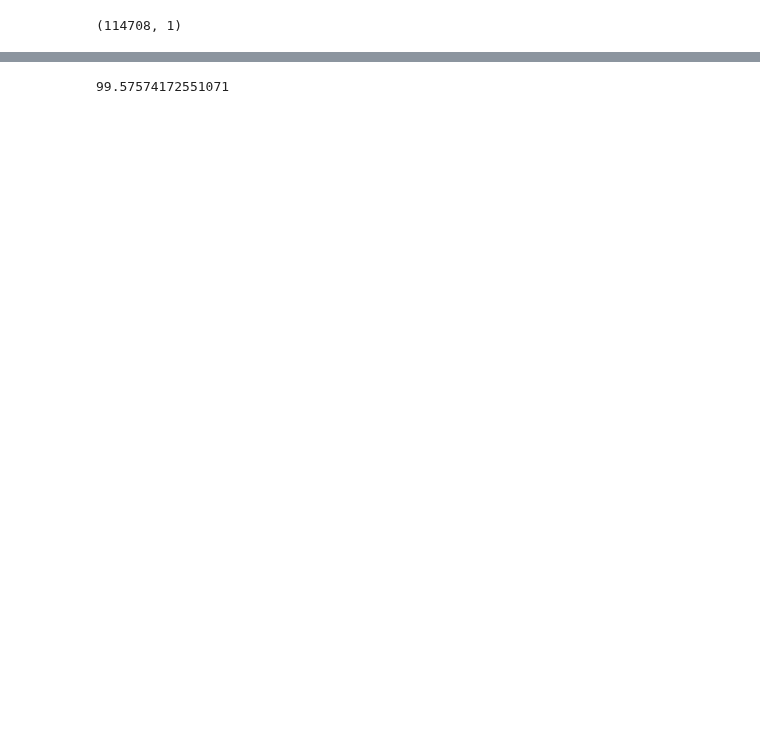
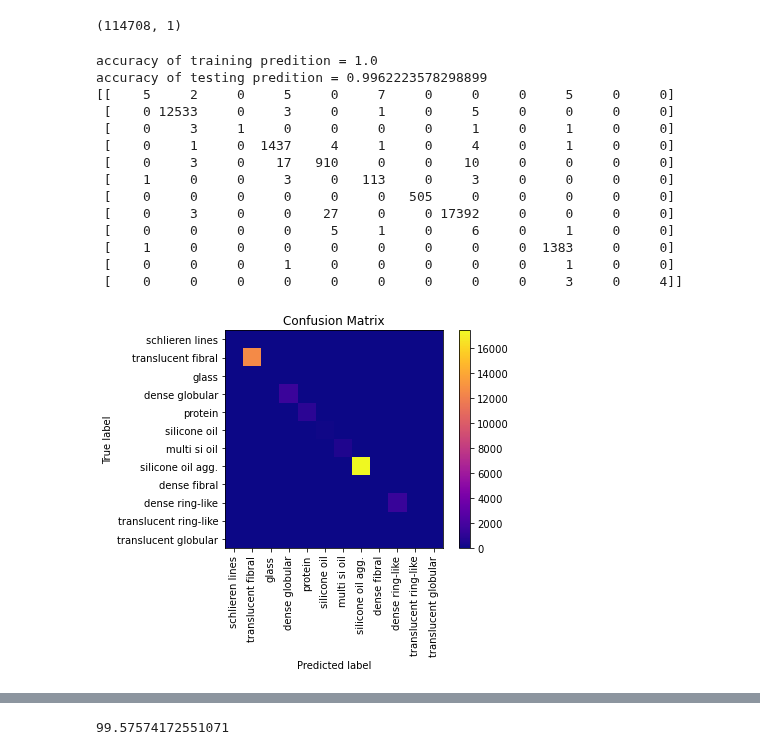
Before and after one commit to Scottholman33/KBI, a Jupyter notebook: ML_KBI_Start.ipynb, the cells around one changed output, grey strips where cells are left out. Drawn from its saved outputs; the diff is of its cells as text; code cells hidden in the pictures; blank space fills up the shorter version.

Commit message:
Added heat maps and feature importance analysis, additional model

```diff
--- a/ML_KBI_Start.ipynb
+++ b/ML_KBI_Start.ipynb
@@ -10,6 +10,6 @@ df.type.values.reshape(-1, 1).shape
 # %% [output]
 (114708, 1)
 # %%
-X=df.drop(['type','step','experiment'],axis=1).values #'step','experiment','particle_num','particle_id','frame_num','time_stamp_s', 'x_left','x_right','y_top','y_bottom','edge_particle'],axis=1).values
+X=df.drop(['type','step','experiment'], axis=1)
 Y=df['type'].values
-X_train, X_test, Y_train, Y_test = train_test_split(X, Y, test_size = 0.3, random_state = 42)
+X_train, X_test, Y_train, Y_test = train_test_split(X, Y, test_size = 0.3, random_state = 0)
@@ -15,0 +45,37 @@ X_train, X_test, Y_train, Y_test = train_test_split(X, Y, test_size = 0.3, rando
+# %%
+#model evaluation
+
+from sklearn.metrics import ConfusionMatrixDisplay
+
+score_train=rfc.score(X_train, Y_train) #, sample_weight=None)
+score_test=rfc.score(X_test, Y_test) #, sample_weight=None)
+
+#if performance metrics on training data is much better than on test data, we are overfitting
+
+print("accuracy of training predition =", score_train)
+print("accuracy of testing predition =", score_test)
+
+types=df['type'].unique()
+title_options = [("Confusion Matrix", None),("Normalized Confusion Matrix","true")]
+
+disp=ConfusionMatrixDisplay.from_estimator(rfc, X_test, Y_test, display_labels=types, include_values=False, cmap=plt.cm.plasma,
+                                           xticks_rotation='vertical')
+disp.ax_.set_title("Confusion Matrix")
+
+print(disp.confusion_matrix)
+# %% [output]
+accuracy of training predition = 1.0
+accuracy of testing predition = 0.9962223578298899
+[[    5     2     0     5     0     7     0     0     0     5     0     0]
+ [    0 12533     0     3     0     1     0     5     0     0     0     0]
+ [    0     3     1     0     0     0     0     1     0     1     0     0]
+ [    0     1     0  1437     4     1     0     4     0     1     0     0]
+ [    0     3     0    17   910     0     0    10     0     0     0     0]
+ [    1     0     0     3     0   113     0     3     0     0     0     0]
+ [    0     0     0     0     0     0   505     0     0     0     0     0]
+ [    0     3     0     0    27     0     0 17392     0     0     0     0]
+ [    0     0     0     0     5     1     0     6     0     1     0     0]
+ [    1     0     0     0     0     0     0     0     0  1383     0     0]
+ [    0     0     0     1     0     0     0     0     0     1     0     0]
+ [    0     0     0     0     0     0     0     0     0     3     0     4]]
+[figure, added]
```
Also changed, not shown: parts of 6 cells of this notebook.
